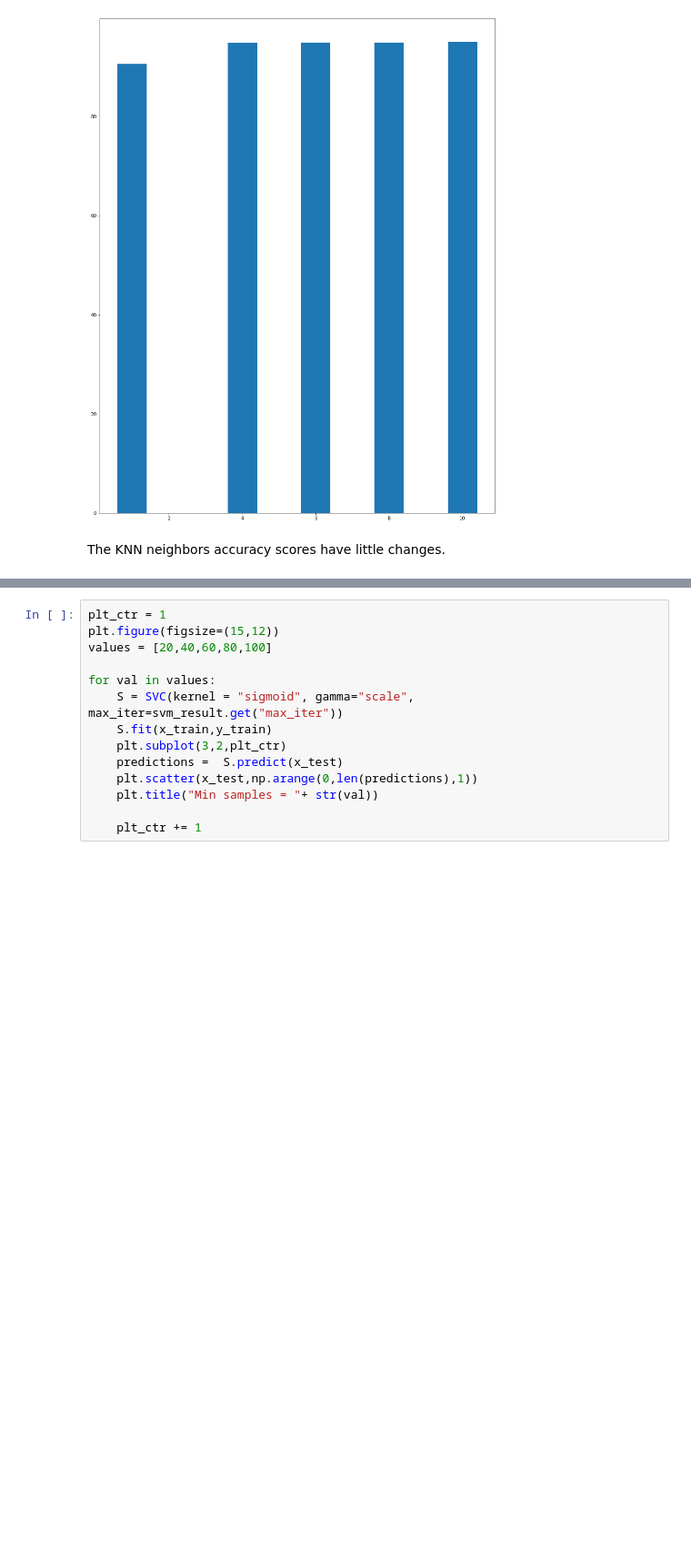
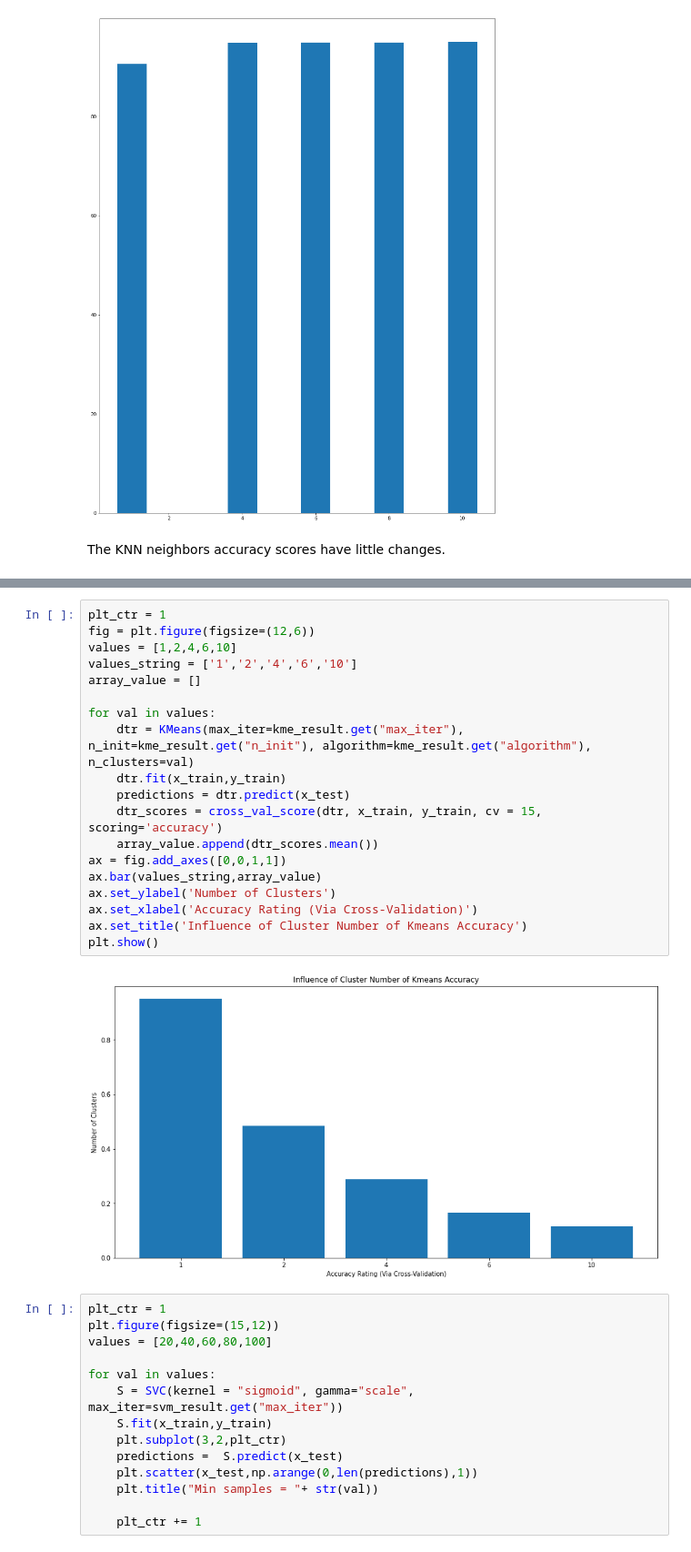
Before and after one commit to NiloJaticoII/STINTSY-Machine-Learning, a Jupyter notebook: MCO_Machine_Learning_Stroke_prediction.ipynb, the cells around one changed output, grey strips where cells are left out. Shown at 91% size. Cells and saved outputs as stored; diff of their text form; blank space fills up the shorter version.

```diff
--- a/MCO_Machine_Learning_Stroke_prediction.ipynb
+++ b/MCO_Machine_Learning_Stroke_prediction.ipynb
@@ -588,3 +617,24 @@ for val in values:
+# %%
+plt_ctr = 1
+fig = plt.figure(figsize=(12,6))
+values = [1,2,4,6,10]
+values_string = ['1','2','4','6','10']
+array_value = []
+
+for val in values:
+    dtr = KMeans(max_iter=kme_result.get("max_iter"), n_init=kme_result.get("n_init"), algorithm=kme_result.get("algorithm"), n_clusters=val)
+    dtr.fit(x_train,y_train)
+    predictions = dtr.predict(x_test)
+    dtr_scores = cross_val_score(dtr, x_train, y_train, cv = 15, scoring='accuracy')
+    array_value.append(dtr_scores.mean())
+ax = fig.add_axes([0,0,1,1])
+ax.bar(values_string,array_value)
+ax.set_ylabel('Number of Clusters')
+ax.set_xlabel('Accuracy Rating (Via Cross-Validation)')
+ax.set_title('Influence of Cluster Number of Kmeans Accuracy')
+plt.show()
+# %% [output]
+[figure, added]
 # %%
 plt_ctr = 1
 plt.figure(figsize=(15,12))
```
Also changed, not shown: parts of 11 cells of this notebook.
